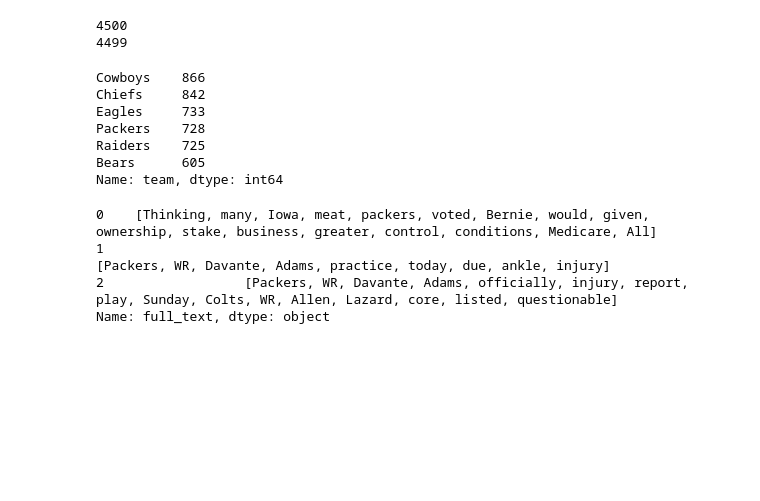
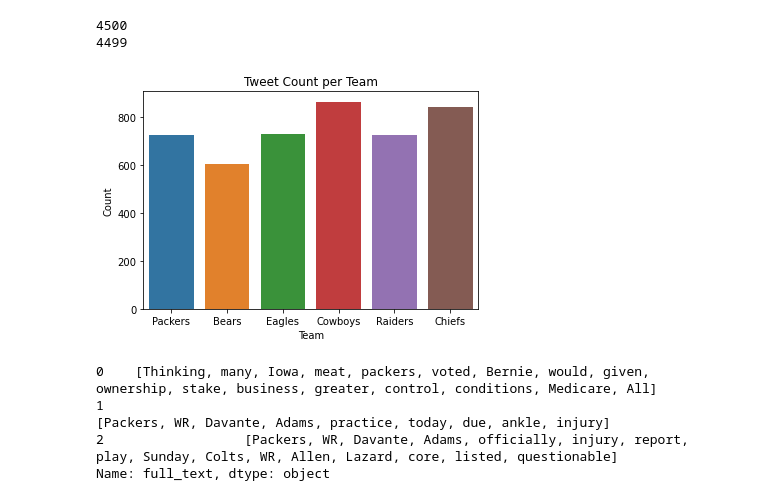
Before and after one commit to belosgood/NFL-popularity-contest, a Jupyter notebook: football-analysis.ipynb, the cells around one changed output. Cells and saved outputs as stored; diff of their text form; code cells hidden in the pictures; blank space fills up the shorter version.

```diff
--- a/football-analysis.ipynb
+++ b/football-analysis.ipynb
@@ -50,15 +69,11 @@ football_feed_df['team']= football_feed_df['team'].str.replace('DaBears', 'Bears
 football_feed_df['team'] = football_feed_df['team'].str.replace('ChiefsKingdom', 'Chiefs')
 # %%
 #check to make sure the number of tweets per team remains similar
-football_feed_df['team'].value_counts()
+ax = sns.countplot(x = "team", data=football_feed_df)
+ax.set(title = "Tweet Count per Team", xlabel = "Team", ylabel = "Count")
+plt.show()
 # %% [output]
-Cowboys    866
-Chiefs     842
-Eagles     733
-Packers    728
-Raiders    725
-Bears      605
-Name: team, dtype: int64
+[figure, added]
 # %%
 #shuffle the data
 np.random.seed(1)
```
Also changed, not shown: parts of 20 cells of this notebook, 1 other file.
